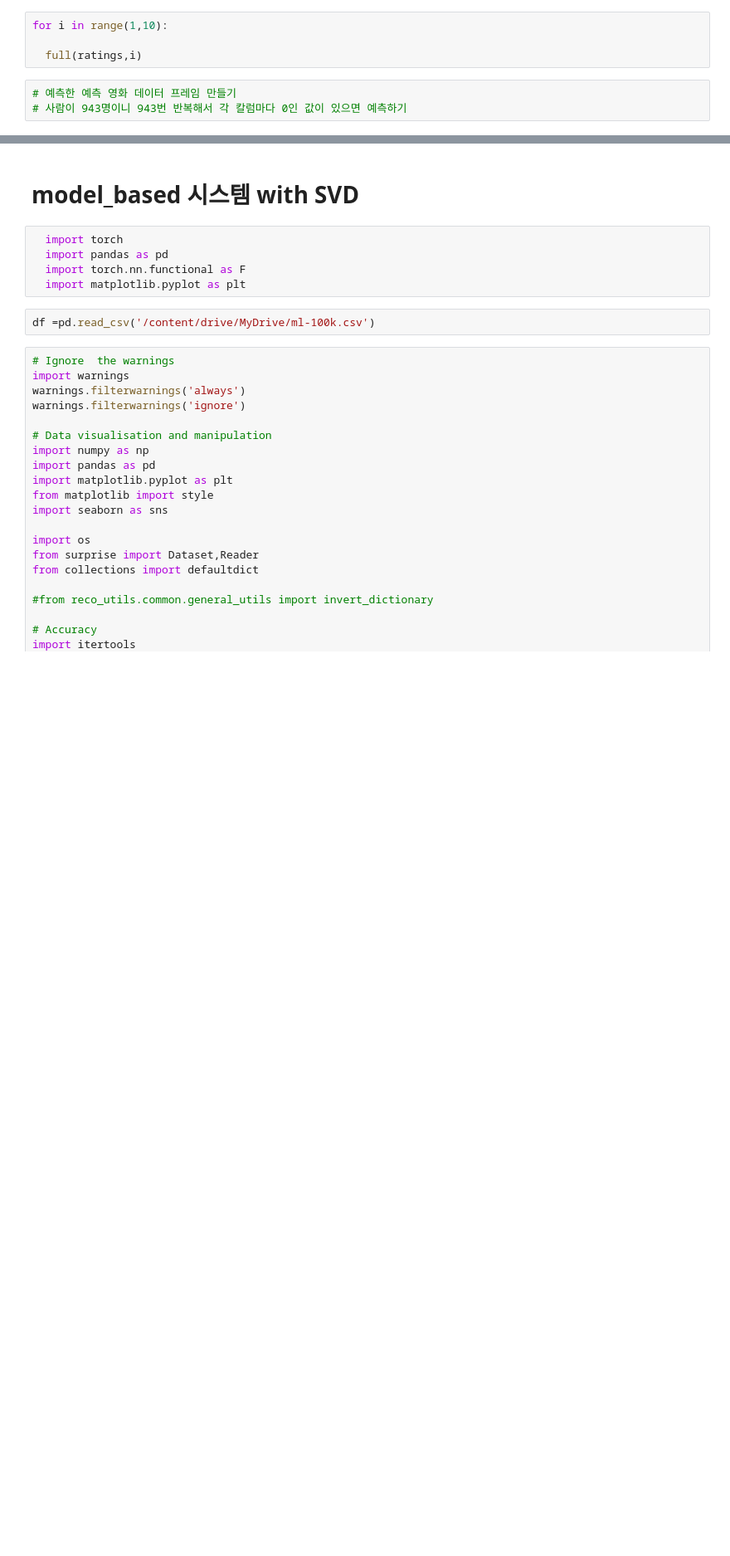
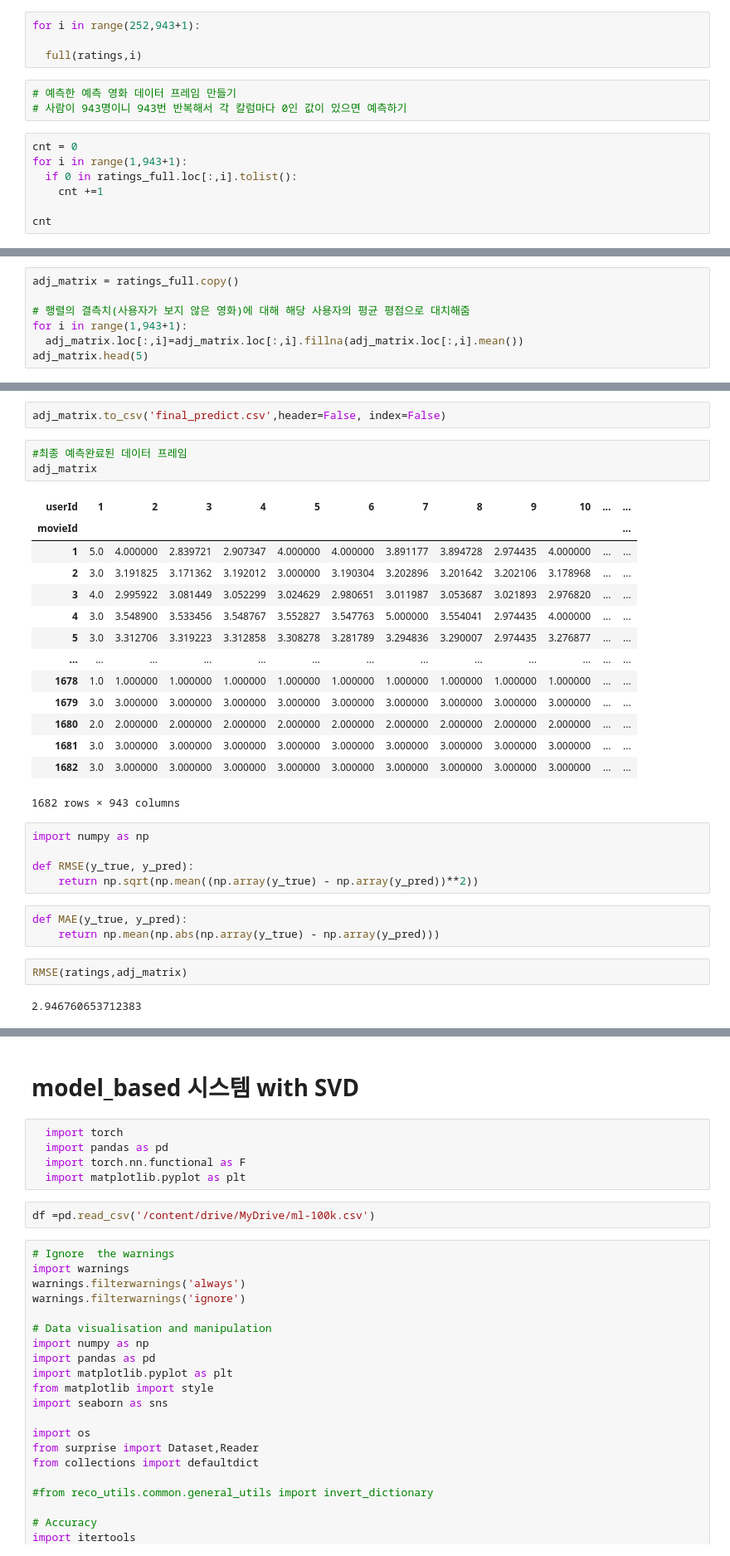
Before and after one commit to youngwoo3283/CP2_Recommendation-Modeling, a Jupyter notebook: CP2_project.ipynb, the cells around one changed output, grey strips where cells are left out. Shown at 83% size. Cells and saved outputs as stored; diff of their text form; blank space fills up the shorter version.

```diff
--- a/CP2_project.ipynb
+++ b/CP2_project.ipynb
@@ -816,9 +816,16 @@ def full(tt,people,max_movie=1682,max_reviewer = 943):
       temp = sum_sc/weight_sc                       # temp에 예측된 평점을 저장해서 di에 i번영화주소에 할당함
       ratings_full.loc[i,people] = temp
 # %%
-for i in range(1,10):
+for i in range(252,943+1):
 
   full(ratings,i)
 # %%
 # 예측한 예측 영화 데이터 프레임 만들기
 # 사람이 943명이니 943번 반복해서 각 칼럼마다 0인 값이 있으면 예측하기
+# %%
+cnt = 0
+for i in range(1,943+1):
+  if 0 in ratings_full.loc[:,i].tolist():
+    cnt +=1
+
+cnt
@@ -824,0 +895,7 @@ for i in range(1,10):
+# %%
+adj_matrix = ratings_full.copy()
+
+# 행렬의 결측치(사용자가 보지 않은 영화)에 대해 해당 사용자의 평균 평점으로 대치해줌
+for i in range(1,943+1):
+  adj_matrix.loc[:,i]=adj_matrix.loc[:,i].fillna(adj_matrix.loc[:,i].mean())
+adj_matrix.head(5)
@@ -824,0 +911,32 @@ for i in range(1,10):
+# %%
+adj_matrix.to_csv('final_predict.csv',header=False, index=False)
+# %%
+#최종 예측완료된 데이터 프레임
+adj_matrix
+# %% [output]
+| userId | 1 | 2 | 3 | 4 | 5 | 6 | 7 | 8 | 9 | 10 | ... | ... |
+| movieId |  |  |  |  |  |  |  |  |  |  |  | ... |
+| 1 | 5.0 | 4.000000 | 2.839721 | 2.907347 | 4.000000 | 4.000000 | 3.891177 | 3.894728 | 2.974435 | 4.000000 | ... | ... |
+| 2 | 3.0 | 3.191825 | 3.171362 | 3.192012 | 3.000000 | 3.190304 | 3.202896 | 3.201642 | 3.202106 | 3.178968 | ... | ... |
+| 3 | 4.0 | 2.995922 | 3.081449 | 3.052299 | 3.024629 | 2.980651 | 3.011987 | 3.053687 | 3.021893 | 2.976820 | ... | ... |
+| 4 | 3.0 | 3.548900 | 3.533456 | 3.548767 | 3.552827 | 3.547763 | 5.000000 | 3.554041 | 2.974435 | 4.000000 | ... | ... |
+| 5 | 3.0 | 3.312706 | 3.319223 | 3.312858 | 3.308278 | 3.281789 | 3.294836 | 3.290007 | 2.974435 | 3.276877 | ... | ... |
+| ... | ... | ... | ... | ... | ... | ... | ... | ... | ... | ... | ... | ... |
+| 1678 | 1.0 | 1.000000 | 1.000000 | 1.000000 | 1.000000 | 1.000000 | 1.000000 | 1.000000 | 1.000000 | 1.000000 | ... | ... |
+| 1679 | 3.0 | 3.000000 | 3.000000 | 3.000000 | 3.000000 | 3.000000 | 3.000000 | 3.000000 | 3.000000 | 3.000000 | ... | ... |
+| 1680 | 2.0 | 2.000000 | 2.000000 | 2.000000 | 2.000000 | 2.000000 | 2.000000 | 2.000000 | 2.000000 | 2.000000 | ... | ... |
+| 1681 | 3.0 | 3.000000 | 3.000000 | 3.000000 | 3.000000 | 3.000000 | 3.000000 | 3.000000 | 3.000000 | 3.000000 | ... | ... |
+| 1682 | 3.0 | 3.000000 | 3.000000 | 3.000000 | 3.000000 | 3.000000 | 3.000000 | 3.000000 | 3.000000 | 3.000000 | ... | ... |
+1682 rows × 943 columns
+# %%
+import numpy as np
+
+def RMSE(y_true, y_pred):
+    return np.sqrt(np.mean((np.array(y_true) - np.array(y_pred))**2))
+# %%
+def MAE(y_true, y_pred):
+    return np.mean(np.abs(np.array(y_true) - np.array(y_pred)))
+# %%
+RMSE(ratings,adj_matrix)
+# %% [output]
+2.946760653712383
```
Also changed, not shown: parts of 15 cells of this notebook.
